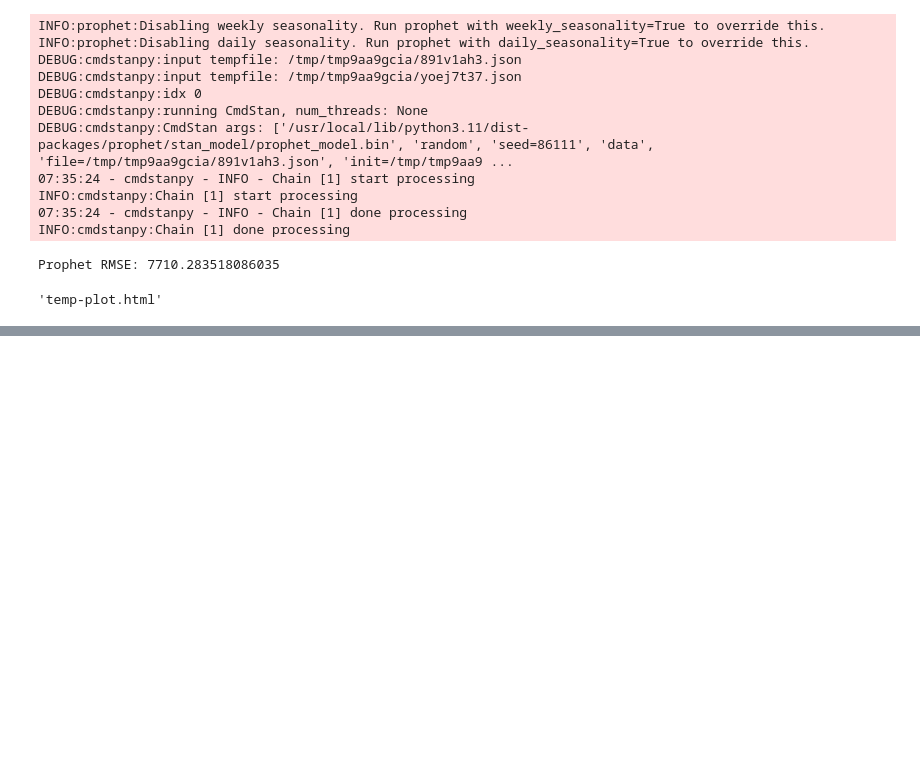
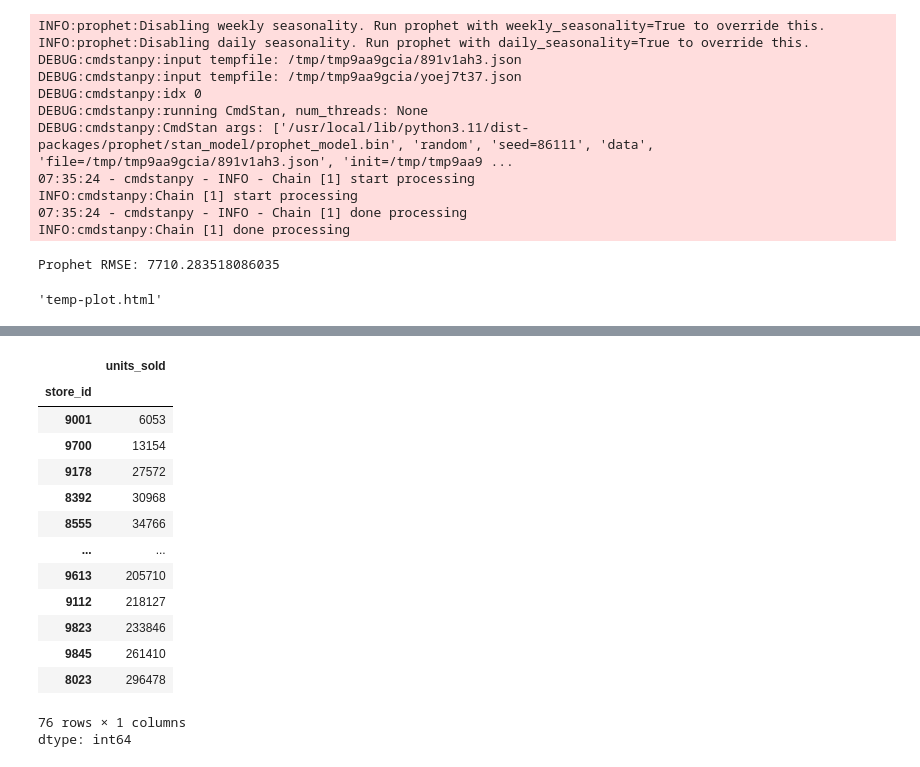
Before and after one commit to sai-chandan1/ML, a Jupyter notebook: predictive_analysis_of_my_store.ipynb, the cells around one changed output, grey strips where cells are left out. Cells and saved outputs as stored; diff of their text form; code cells hidden in the pictures; blank space fills up the shorter version.

```diff
--- a/predictive_analysis_of_my_store.ipynb
+++ b/predictive_analysis_of_my_store.ipynb
@@ -691,0 +730,20 @@ py.plot([actual_chart, predict_chart, predict_chart_upper, predict_chart_lower])
+# %%
+#Store Performance
+store_sales = data.groupby('store_id')['units_sold'].sum().sort_values()
+store_sales
+# %% [output]
+|  | units_sold |
+| store_id |  |
+| 9001 | 6053 |
+| 9700 | 13154 |
+| 9178 | 27572 |
+| 8392 | 30968 |
+| 8555 | 34766 |
+| ... | ... |
+| 9613 | 205710 |
+| 9112 | 218127 |
+| 9823 | 233846 |
+| 9845 | 261410 |
+| 8023 | 296478 |
+76 rows × 1 columns
+dtype: int64
```
Also changed, not shown: parts of 8 cells of this notebook.
